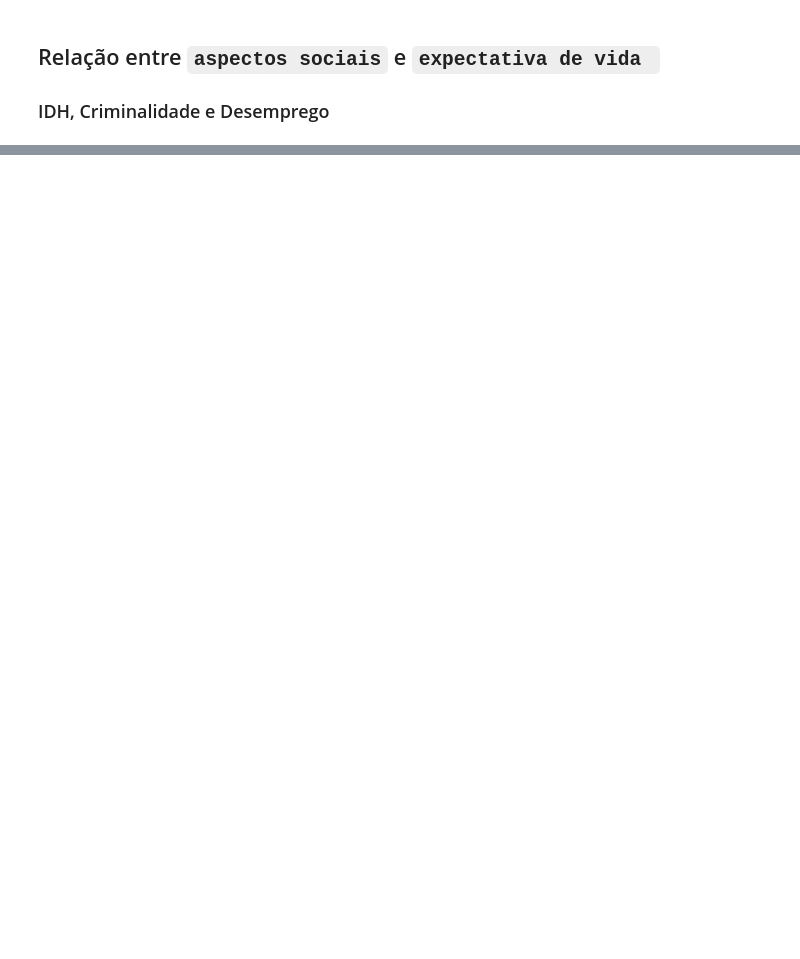
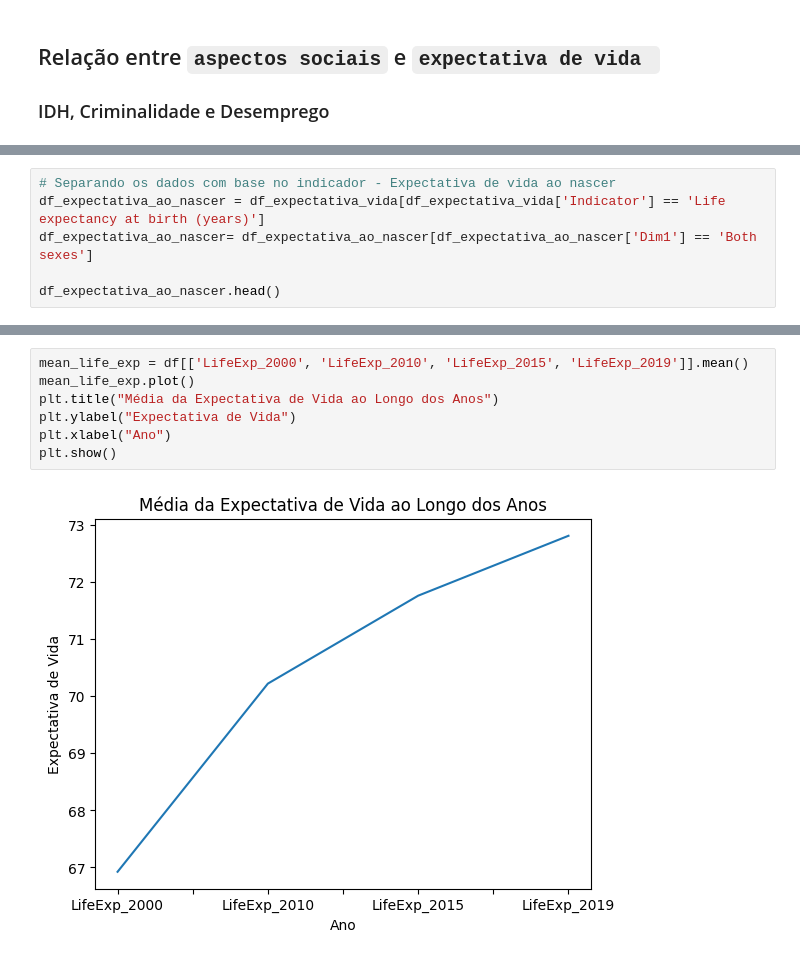
Before and after one commit to marcelomrad/Trabalho_Final_ICD, a Jupyter notebook: aspectos_sociais.ipynb, the cells around one changed output, grey strips where cells are left out. Drawn from its saved outputs; the diff is of its cells as text; blank space fills up the shorter version.

```diff
--- a/aspectos_sociais.ipynb
+++ b/aspectos_sociais.ipynb
@@ -37,0 +30,6 @@ df_criminalidade.head()
+# %%
+# Separando os dados com base no indicador - Expectativa de vida ao nascer
+df_expectativa_ao_nascer = df_expectativa_vida[df_expectativa_vida['Indicator'] == 'Life expectancy at birth (years)']
+df_expectativa_ao_nascer= df_expectativa_ao_nascer[df_expectativa_ao_nascer['Dim1'] == 'Both sexes']
+
+df_expectativa_ao_nascer.head()
@@ -87,0 +157,9 @@ df_pivot.head()
+# %%
+mean_life_exp = df[['LifeExp_2000', 'LifeExp_2010', 'LifeExp_2015', 'LifeExp_2019']].mean()
+mean_life_exp.plot()
+plt.title("Média da Expectativa de Vida ao Longo dos Anos")
+plt.ylabel("Expectativa de Vida")
+plt.xlabel("Ano")
+plt.show()
+# %% [output]
+[figure, added]
```
Also changed, not shown: parts of 31 cells of this notebook, 2 other files.
